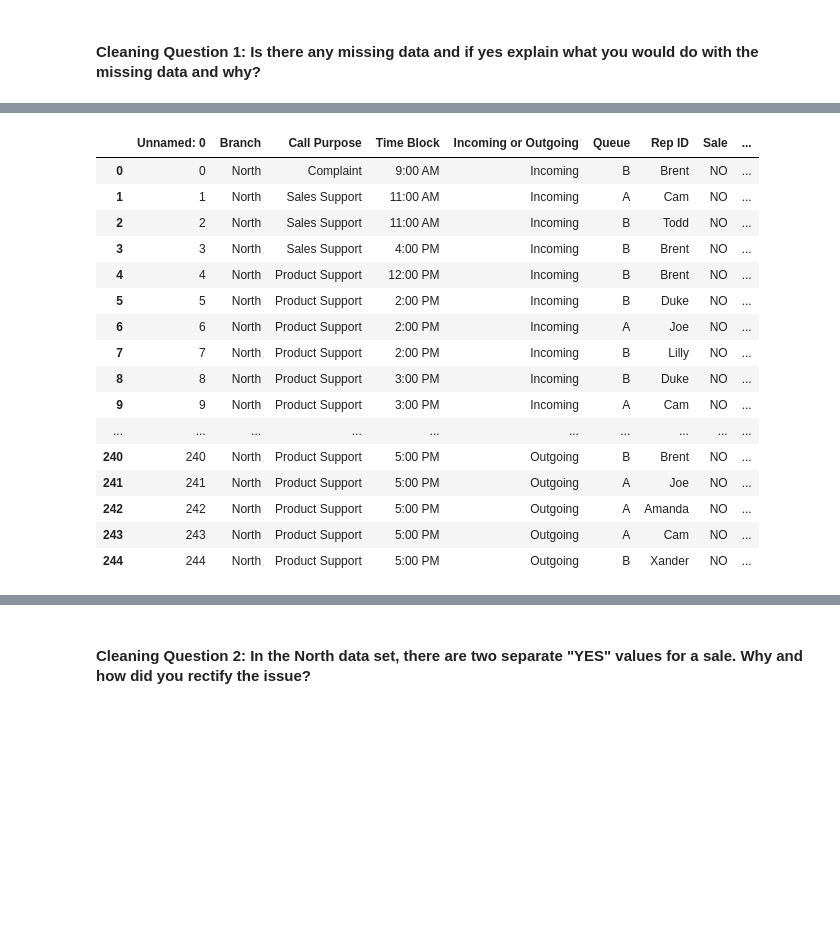
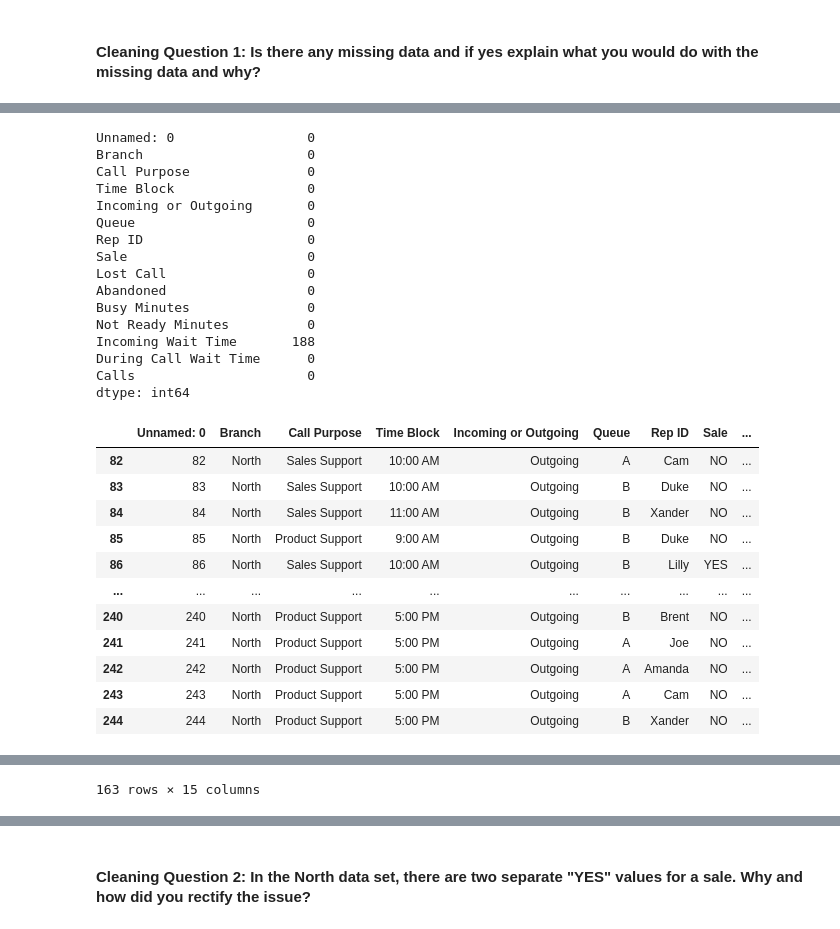
Before and after one commit to mcampbell07/call-center-cleanup-assignment, a Jupyter notebook: Call_Center_Cleanup.ipynb, the cells around one changed output, grey strips where cells are left out. Cells and saved outputs as stored; diff of their text form; code cells hidden in the pictures; blank space fills up the shorter version.

```diff
--- a/Call_Center_Cleanup.ipynb
+++ b/Call_Center_Cleanup.ipynb
@@ -239,29 +239,30 @@ outgoingNA_south
 outgoingNA_north = north_df[(north_df['Incoming Wait Time'].isna()) & (north_df['Incoming or Outgoing'] == 'Outgoing')]
 outgoingNA_north
 
-# I am going to insert a new column to designate which rows had missing values for "Incoming Wait Time" and which did not for future reference.
-def get_incoming_wait_time_nan(incoming_wait_time):
-    if pd.isna(incoming_wait_time):
-        return 1
-    else:
-        return 0
+# ******Decided not to go trhough with the below code ****
+# # I am going to insert a new column to designate which rows had missing values for "Incoming Wait Time" and which did not for future reference.
+# def get_incoming_wait_time_nan(incoming_wait_time):
+#     if pd.isna(incoming_wait_time):
+#         return 1
+#     else:
+#         return 0
 
-north_df['Incoming Wait Time NaN'] = north_df['Incoming Wait Time'].apply(get_incoming_wait_time_nan)
-col = north_df.pop('Incoming Wait Time NaN')
-north_df.insert(13, 'Incoming Wait Time NaN', col)
+# north_df['Incoming Wait Time NaN'] = north_df['Incoming Wait Time'].apply(get_incoming_wait_time_nan)
+# col = north_df.pop('Incoming Wait Time NaN')
+# north_df.insert(13, 'Incoming Wait Time NaN', col)
 
-display(north_df)
+# display(north_df)
 
-south_df['Incoming Wait Time NaN'] = south_df['Incoming Wait Time'].apply(get_incoming_wait_time_nan)
+# south_df['Incoming Wait Time NaN'] = south_df['Incoming Wait Time'].apply(get_incoming_wait_time_nan)
 
-col = south_df.pop('Incoming Wait Time NaN')
-south_df.insert(13, 'Incoming Wait Time NaN', col)
+# col = south_df.pop('Incoming Wait Time NaN')
+# south_df.insert(13, 'Incoming Wait Time NaN', col)
 
-display(south_df)
+# display(south_df)
 
-# option to repalce NaN - I am choosing to replace all NaN values as all outgoing calls will have no incoming wait time.
-north_df['Incoming Wait Time'] = north_df['Incoming Wait Time'].replace(np.nan, 0)
-display(north_df)
-south_df['Incoming Wait Time'] = south_df['Incoming Wait Time'].replace(np.nan, 0)
-display(south_df)
+# # option to repalce NaN - I am choosing to replace all NaN values as all outgoing calls will have no incoming wait time.
+# north_df['Incoming Wait Time'] = north_df['Incoming Wait Time'].replace(np.nan, 0)
+# display(north_df)
+# south_df['Incoming Wait Time'] = south_df['Incoming Wait Time'].replace(np.nan, 0)
+# display(south_df)
 # %% [output]
@@ -268,14 +285,25 @@ display(south_df)
+Unnamed: 0                 0
+Branch                     0
+Call Purpose               0
+Time Block                 0
+Incoming or Outgoing       0
+Queue                      0
+Rep ID                     0
+Sale                       0
+Lost Call                  0
+Abandoned                  0
+Busy Minutes               0
+Not Ready Minutes          0
+Incoming Wait Time       188
+During Call Wait Time      0
+Calls                      0
+dtype: int64
 |  | Unnamed: 0 | Branch | Call Purpose | Time Block | Incoming or Outgoing | Queue | Rep ID | Sale | ... |
-| 0 | 0 | North | Complaint | 9:00 AM | Incoming | B | Brent | NO | ... |
-| 1 | 1 | North | Sales Support | 11:00 AM | Incoming | A | Cam | NO | ... |
-| 2 | 2 | North | Sales Support | 11:00 AM | Incoming | B | Todd | NO | ... |
-| 3 | 3 | North | Sales Support | 4:00 PM | Incoming | B | Brent | NO | ... |
-| 4 | 4 | North | Product Support | 12:00 PM | Incoming | B | Brent | NO | ... |
-| 5 | 5 | North | Product Support | 2:00 PM | Incoming | B | Duke | NO | ... |
-| 6 | 6 | North | Product Support | 2:00 PM | Incoming | A | Joe | NO | ... |
-| 7 | 7 | North | Product Support | 2:00 PM | Incoming | B | Lilly | NO | ... |
-| 8 | 8 | North | Product Support | 3:00 PM | Incoming | B | Duke | NO | ... |
-| 9 | 9 | North | Product Support | 3:00 PM | Incoming | A | Cam | NO | ... |
+| 82 | 82 | North | Sales Support | 10:00 AM | Outgoing | A | Cam | NO | ... |
+| 83 | 83 | North | Sales Support | 10:00 AM | Outgoing | B | Duke | NO | ... |
+| 84 | 84 | North | Sales Support | 11:00 AM | Outgoing | B | Xander | NO | ... |
+| 85 | 85 | North | Product Support | 9:00 AM | Outgoing | B | Duke | NO | ... |
+| 86 | 86 | North | Sales Support | 10:00 AM | Outgoing | B | Lilly | YES | ... |
 | ... | ... | ... | ... | ... | ... | ... | ... | ... | ... |
 | 240 | 240 | North | Product Support | 5:00 PM | Outgoing | B | Brent | NO | ... |
 | 241 | 241 | North | Product Support | 5:00 PM | Outgoing | A | Joe | NO | ... |
@@ -302,3 +313,4 @@ display(south_df)
+163 rows × 15 columns
 # %% [markdown]
 #### Record your answer below:
 
```
Also changed, not shown: parts of 18 cells of this notebook.
